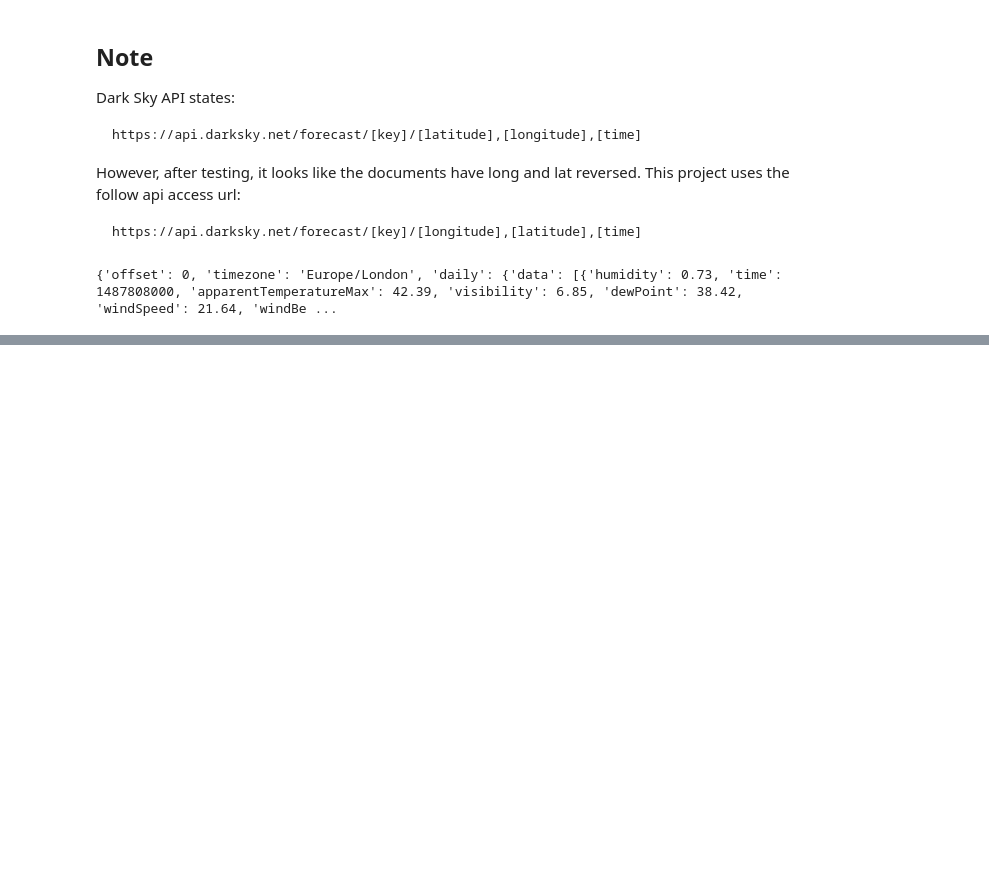
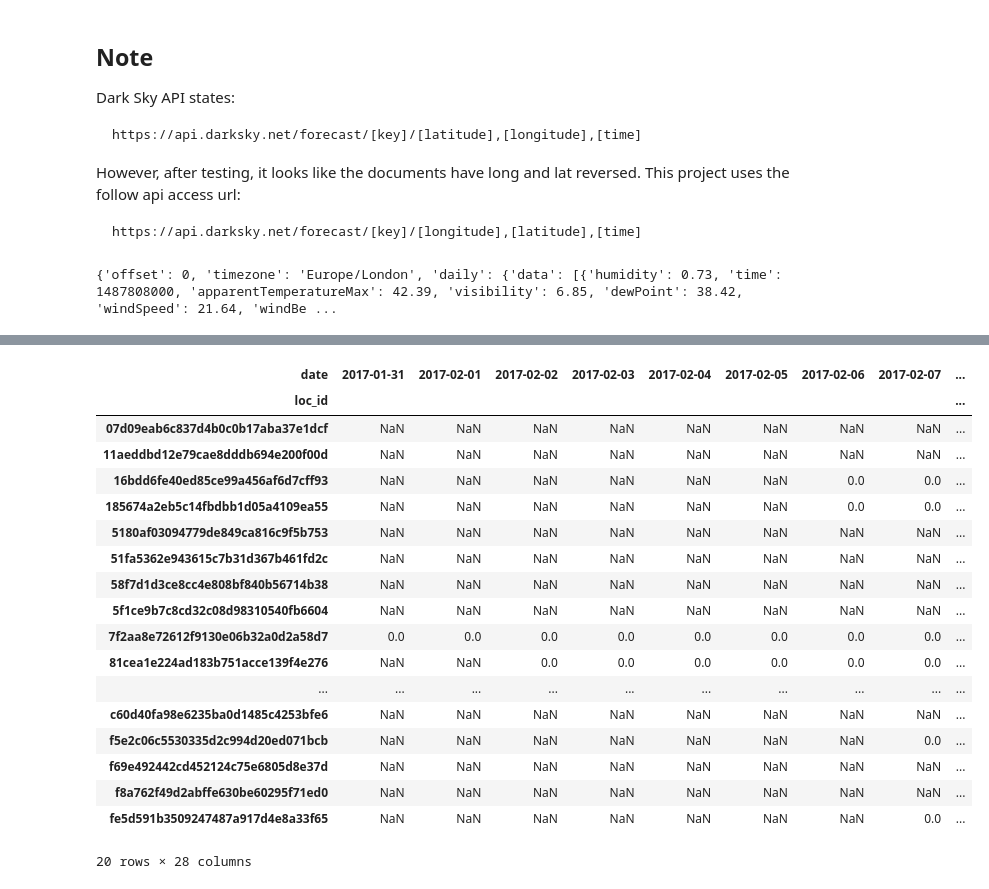
Before and after one commit to stanleykylee/Keboola, a Jupyter notebook: weather_analysis.ipynb, the cells around one changed output, grey strips where cells are left out. Cells and saved outputs as stored; diff of their text form; code cells hidden in the pictures; blank space fills up the shorter version.

Commit message:
functional pivot with static pp%

```diff
--- a/weather_analysis.ipynb
+++ b/weather_analysis.ipynb
@@ -6,6 +6,7 @@ import requests
 import pandas as pd
 import re
 import getpass
+from datetime import datetime
 
 
 # get lon and lat geo coordinates
@@ -25,6 +26,9 @@ def get_geo_coordinates(row):
                 lat = geo_data['results'][0]['geometry']['location']['lat']
                 has_no_geoloc = False
     return pd.Series({'long': long, 'lat': lat})
+
+def get_precip_probability(row):
+    return pd.Series({'precip_probability': 0})
 # %%
 # read and explore locations.csv
 locations = pd.read_csv("locations.csv")
@@ -98,0 +123,19 @@ else:
+# %%
+rows_list = []
+for index, row in locations.iterrows():
+    i = 0
+    epoch = row['date_first']
+    while epoch < row['date_last']:
+        s = {
+            'loc_id' : row['loc_id'],
+            'date' : datetime.fromtimestamp(epoch).strftime('%Y-%m-%d'),
+            'long' : row['long'],
+            'lat' : row['lat'],
+        }
+        rows_list.append(s)
+        i += 1
+        epoch += (60*60*24)
+
+df_locations_cleaned = pd.DataFrame(rows_list)
+
+df_locations_cleaned
@@ -98,0 +161,3 @@ else:
+# %%
+df_locations_cleaned[["pp"]] = df_locations_cleaned.apply(get_precip_probability, axis=1)
+df_locations_cleaned
@@ -98,0 +183,22 @@ else:
+# %%
+df_locations_cleaned.pivot(index='loc_id', columns='date', values='pp')
+# %% [output]
+| date | 2017-01-31 | 2017-02-01 | 2017-02-02 | 2017-02-03 | 2017-02-04 | 2017-02-05 | 2017-02-06 | 2017-02-07 | ... |
+| loc_id |  |  |  |  |  |  |  |  | ... |
+| 07d09eab6c837d4b0c0b17aba37e1dcf | NaN | NaN | NaN | NaN | NaN | NaN | NaN | NaN | ... |
+| 11aeddbd12e79cae8dddb694e200f00d | NaN | NaN | NaN | NaN | NaN | NaN | NaN | NaN | ... |
+| 16bdd6fe40ed85ce99a456af6d7cff93 | NaN | NaN | NaN | NaN | NaN | NaN | 0.0 | 0.0 | ... |
+| 185674a2eb5c14fbdbb1d05a4109ea55 | NaN | NaN | NaN | NaN | NaN | NaN | 0.0 | 0.0 | ... |
+| 5180af03094779de849ca816c9f5b753 | NaN | NaN | NaN | NaN | NaN | NaN | NaN | NaN | ... |
+| 51fa5362e943615c7b31d367b461fd2c | NaN | NaN | NaN | NaN | NaN | NaN | NaN | NaN | ... |
+| 58f7d1d3ce8cc4e808bf840b56714b38 | NaN | NaN | NaN | NaN | NaN | NaN | NaN | NaN | ... |
+| 5f1ce9b7c8cd32c08d98310540fb6604 | NaN | NaN | NaN | NaN | NaN | NaN | NaN | NaN | ... |
+| 7f2aa8e72612f9130e06b32a0d2a58d7 | 0.0 | 0.0 | 0.0 | 0.0 | 0.0 | 0.0 | 0.0 | 0.0 | ... |
+| 81cea1e224ad183b751acce139f4e276 | NaN | NaN | 0.0 | 0.0 | 0.0 | 0.0 | 0.0 | 0.0 | ... |
+| ... | ... | ... | ... | ... | ... | ... | ... | ... | ... |
+| c60d40fa98e6235ba0d1485c4253bfe6 | NaN | NaN | NaN | NaN | NaN | NaN | NaN | NaN | ... |
+| f5e2c06c5530335d2c994d20ed071bcb | NaN | NaN | NaN | NaN | NaN | NaN | NaN | 0.0 | ... |
+| f69e492442cd452124c75e6805d8e37d | NaN | NaN | NaN | NaN | NaN | NaN | NaN | NaN | ... |
+| f8a762f49d2abffe630be60295f71ed0 | NaN | NaN | NaN | NaN | NaN | NaN | NaN | NaN | ... |
+| fe5d591b3509247487a917d4e8a33f65 | NaN | NaN | NaN | NaN | NaN | NaN | NaN | 0.0 | ... |
+20 rows × 28 columns
```
Also changed, not shown: parts of 3 cells of this notebook.
